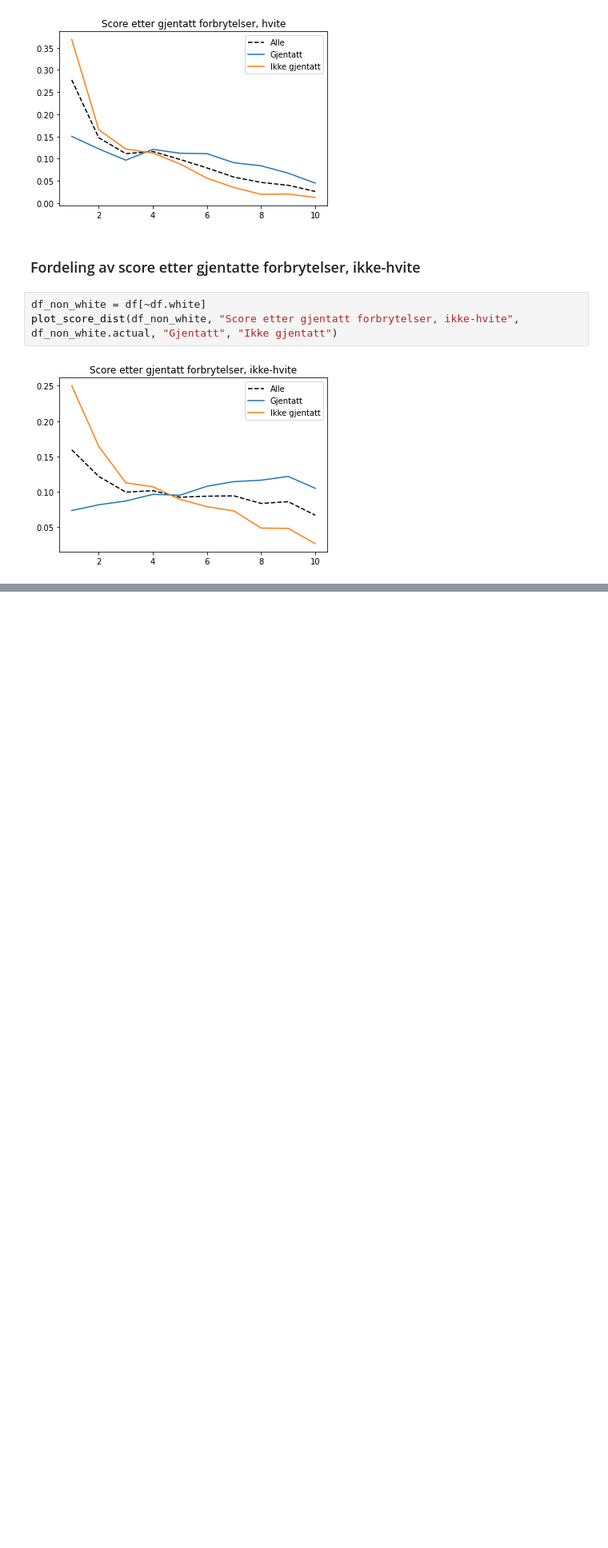
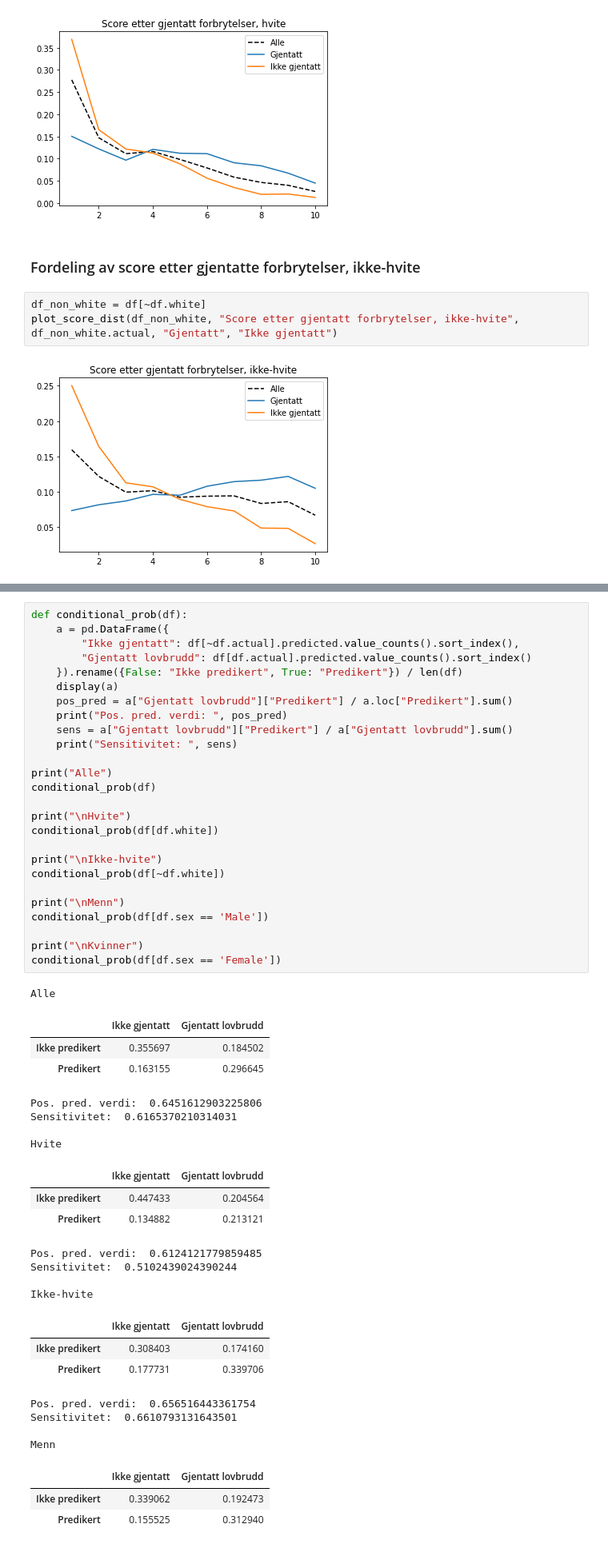
Before and after one commit to irisbore/hon2200-gr2, a Jupyter notebook: report/report.ipynb, the cells around one changed output, grey strips where cells are left out. Shown at 80% size. Cells and saved outputs as stored; diff of their text form; blank space fills up the shorter version.

Commit message:
Rapport for alle oppgavene

```diff
--- a/report/01-oppgave-a.ipynb
+++ b/report/report.ipynb
@@ -109,0 +115,52 @@ plot_score_dist(df_non_white, "Score etter gjentatt forbrytelser, ikke-hvite", d
+# %%
+def conditional_prob(df):
+    a = pd.DataFrame({
+        "Ikke gjentatt": df[~df.actual].predicted.value_counts().sort_index(),
+        "Gjentatt lovbrudd": df[df.actual].predicted.value_counts().sort_index()
+    }).rename({False: "Ikke predikert", True: "Predikert"}) / len(df)
+    display(a)
+    pos_pred = a["Gjentatt lovbrudd"]["Predikert"] / a.loc["Predikert"].sum()
+    print("Pos. pred. verdi: ", pos_pred)
+    sens = a["Gjentatt lovbrudd"]["Predikert"] / a["Gjentatt lovbrudd"].sum()
+    print("Sensitivitet: ", sens)
+
+print("Alle")
+conditional_prob(df)
+
+print("\nHvite")
+conditional_prob(df[df.white])
+
+print("\nIkke-hvite")
+conditional_prob(df[~df.white])
+
+print("\nMenn")
+conditional_prob(df[df.sex == 'Male'])
+
+print("\nKvinner")
+conditional_prob(df[df.sex == 'Female'])
+# %% [output]
+Alle
+|  | Ikke gjentatt | Gjentatt lovbrudd |
+| Ikke predikert | 0.355697 | 0.184502 |
+| Predikert | 0.163155 | 0.296645 |
+Pos. pred. verdi:  0.6451612903225806
+Sensitivitet:  0.6165370210314031
+
+Hvite
+|  | Ikke gjentatt | Gjentatt lovbrudd |
+| Ikke predikert | 0.447433 | 0.204564 |
+| Predikert | 0.134882 | 0.213121 |
+Pos. pred. verdi:  0.6124121779859485
+Sensitivitet:  0.5102439024390244
+
+Ikke-hvite
+|  | Ikke gjentatt | Gjentatt lovbrudd |
+| Ikke predikert | 0.308403 | 0.174160 |
+| Predikert | 0.177731 | 0.339706 |
+Pos. pred. verdi:  0.656516443361754
+Sensitivitet:  0.6610793131643501
+
+Menn
+|  | Ikke gjentatt | Gjentatt lovbrudd |
+| Ikke predikert | 0.339062 | 0.192473 |
+| Predikert | 0.155525 | 0.312940 |
```
Also changed, not shown: parts of 5 cells of this notebook, 1 other file.
